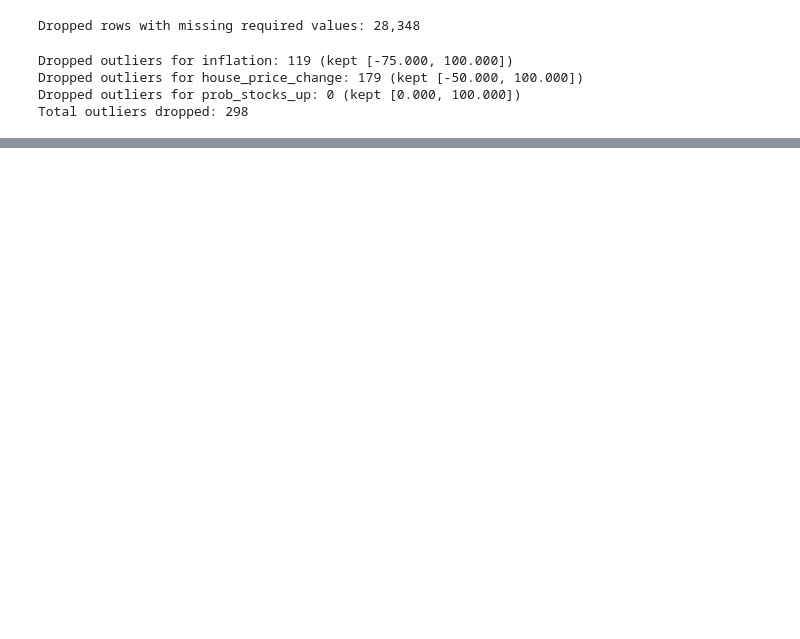
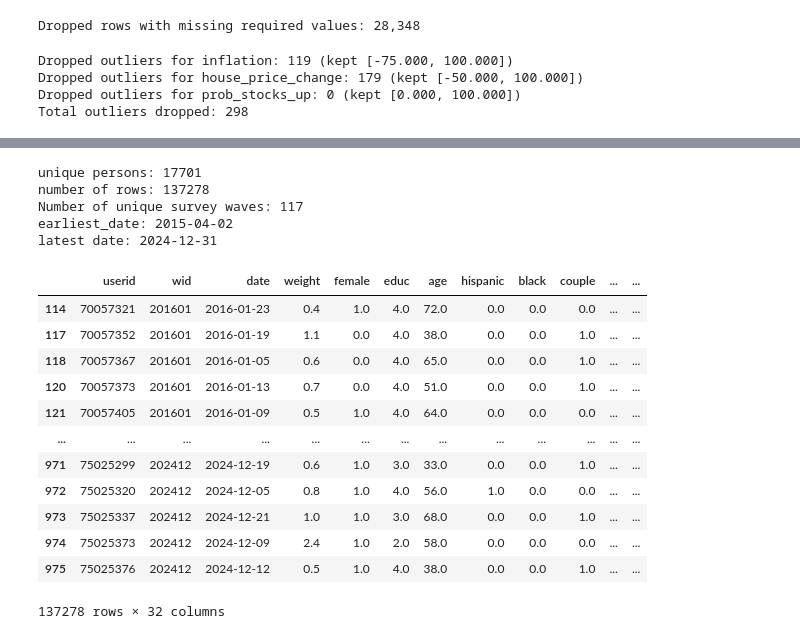
Before and after one commit to OliverNilsen04/TECH2-H25-Term-project, a Jupyter notebook: TermPaper.ipynb, the cells around one changed output, grey strips where cells are left out. Drawn from its saved outputs; the diff is of its cells as text; code cells hidden in the pictures; blank space fills up the shorter version.

```diff
--- a/TermPaper.ipynb
+++ b/TermPaper.ipynb
@@ -133,12 +218,22 @@ if num_cols:
 # %%
 # 6) Final sample stats (same structure as Part 1)
-sample_stats(df, "After cleaning (final dataset)")
-
-# Optional: quick sanity checks
-print("\nMissing values (selected):")
-for c in ["female", "age", "educ", "inflation", "house_price_change", "prob_stocks_up", "college", "num_lit_high"]:
-    if c in df.columns:
-        print(f"{c:<22} {df[c].isna().sum():>6}")
-
-# Keep the cleaned DataFrame for later parts
-df_clean = df
+df_stats(df)
+# %% [output]
+unique persons: 17701
+number of rows: 137278
+Number of unique survey waves: 117
+earliest_date: 2015-04-02
+latest date: 2024-12-31
+|  | userid | wid | date | weight | female | educ | age | hispanic | black | couple | ... | ... |
+| 114 | 70057321 | 201601 | 2016-01-23 | 0.4 | 1.0 | 4.0 | 72.0 | 0.0 | 0.0 | 0.0 | ... | ... |
+| 117 | 70057352 | 201601 | 2016-01-19 | 1.1 | 0.0 | 4.0 | 38.0 | 0.0 | 0.0 | 1.0 | ... | ... |
+| 118 | 70057367 | 201601 | 2016-01-05 | 0.6 | 0.0 | 4.0 | 65.0 | 0.0 | 0.0 | 1.0 | ... | ... |
+| 120 | 70057373 | 201601 | 2016-01-13 | 0.7 | 0.0 | 4.0 | 51.0 | 0.0 | 0.0 | 1.0 | ... | ... |
+| 121 | 70057405 | 201601 | 2016-01-09 | 0.5 | 1.0 | 4.0 | 64.0 | 0.0 | 0.0 | 0.0 | ... | ... |
+| ... | ... | ... | ... | ... | ... | ... | ... | ... | ... | ... | ... | ... |
+| 971 | 75025299 | 202412 | 2024-12-19 | 0.6 | 1.0 | 3.0 | 33.0 | 0.0 | 0.0 | 1.0 | ... | ... |
+| 972 | 75025320 | 202412 | 2024-12-05 | 0.8 | 1.0 | 4.0 | 56.0 | 1.0 | 0.0 | 0.0 | ... | ... |
+| 973 | 75025337 | 202412 | 2024-12-21 | 1.0 | 1.0 | 3.0 | 68.0 | 0.0 | 0.0 | 1.0 | ... | ... |
+| 974 | 75025373 | 202412 | 2024-12-09 | 2.4 | 1.0 | 2.0 | 58.0 | 0.0 | 0.0 | 0.0 | ... | ... |
+| 975 | 75025376 | 202412 | 2024-12-12 | 0.5 | 1.0 | 4.0 | 38.0 | 0.0 | 0.0 | 1.0 | ... | ... |
+137278 rows × 32 columns
```
Also changed, not shown: parts of 4 cells of this notebook.
